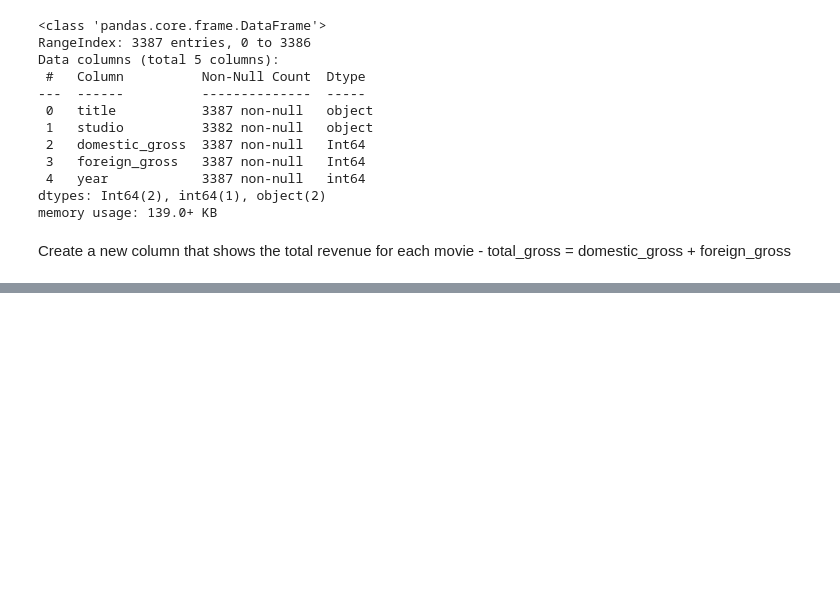
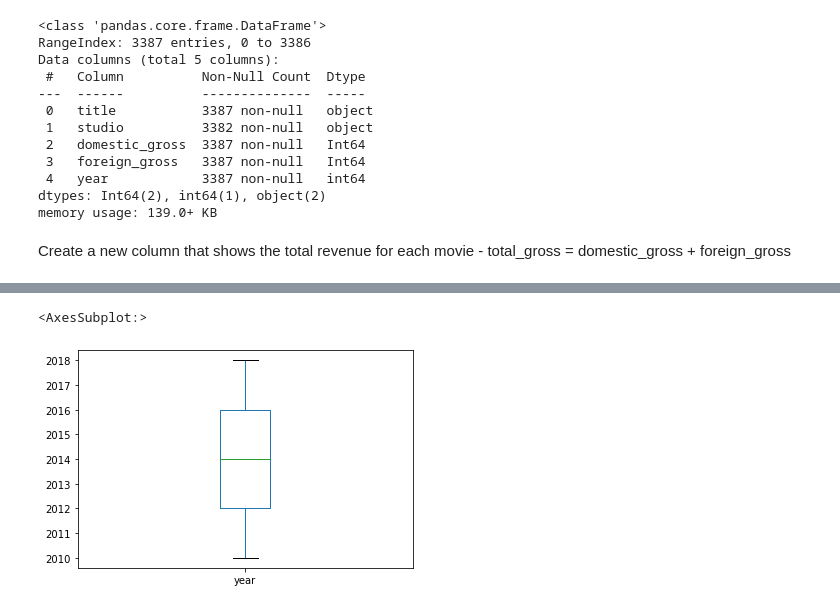
Before and after one commit to NicholasKIRUI/Data-Science-Course---Phase-1-Project, a Jupyter notebook: index.ipynb, the cells around one changed output, grey strips where cells are left out. Cells and saved outputs as stored; diff of their text form; code cells hidden in the pictures; blank space fills up the shorter version.

```diff
--- a/index.ipynb
+++ b/index.ipynb
@@ -365,0 +394,5 @@ Create a new column that shows the total revenue for each movie
+# %%
+movie_gross_df.boxplot(column=['year'], grid = False)
+# %% [output]
+<AxesSubplot:>
+[figure, added]
```
Also changed, not shown: parts of 5 cells of this notebook.
